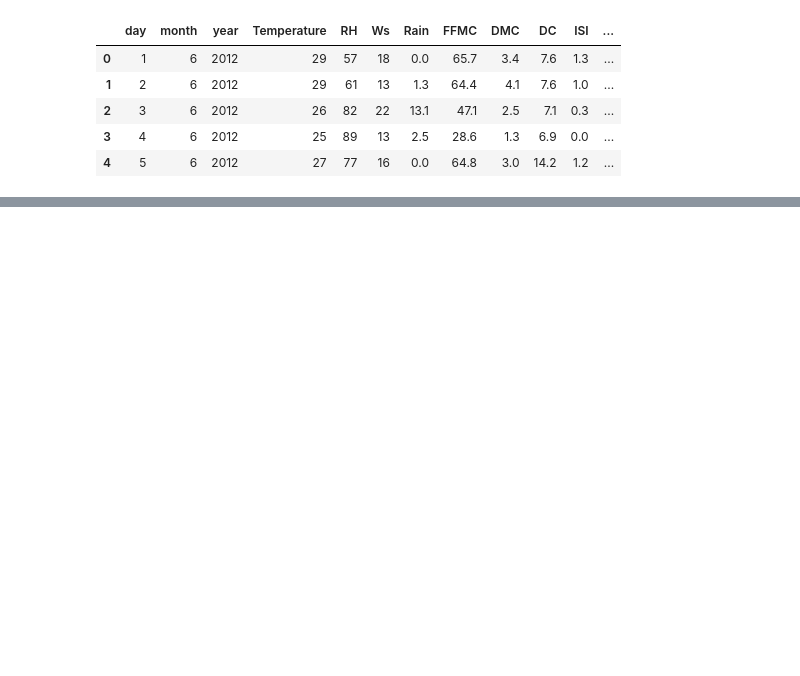
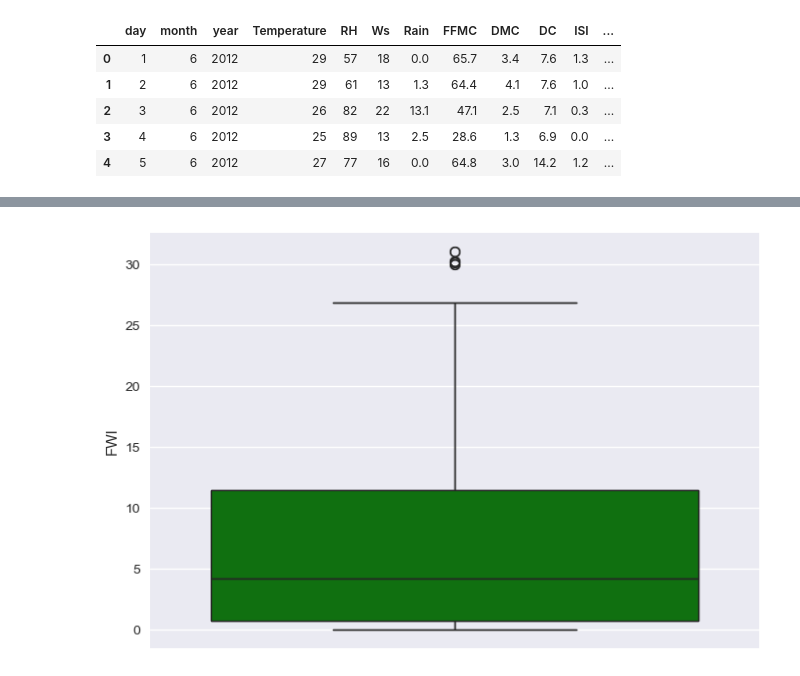
Before and after one commit to nsn-mah6/Ridge-Lasso-Regression, a Jupyter notebook: ridge_lasso_regression.ipynb, the cells around one changed output, grey strips where cells are left out. Drawn from its saved outputs; the diff is of its cells as text; code cells hidden in the pictures; blank space fills up the shorter version.

```diff
--- a/ridge_lasso_regression.ipynb
+++ b/ridge_lasso_regression.ipynb
@@ -298,0 +390,6 @@ df.to_csv('Algerian_forest_fires_cleaned_dataset.csv',index=False)
+# %%
+## Box Plots
+sns.boxplot(df['FWI'],color='green')
+plt.show()
+# %% [output]
+[figure, added]
```
Also changed, not shown: parts of 18 cells of this notebook.
